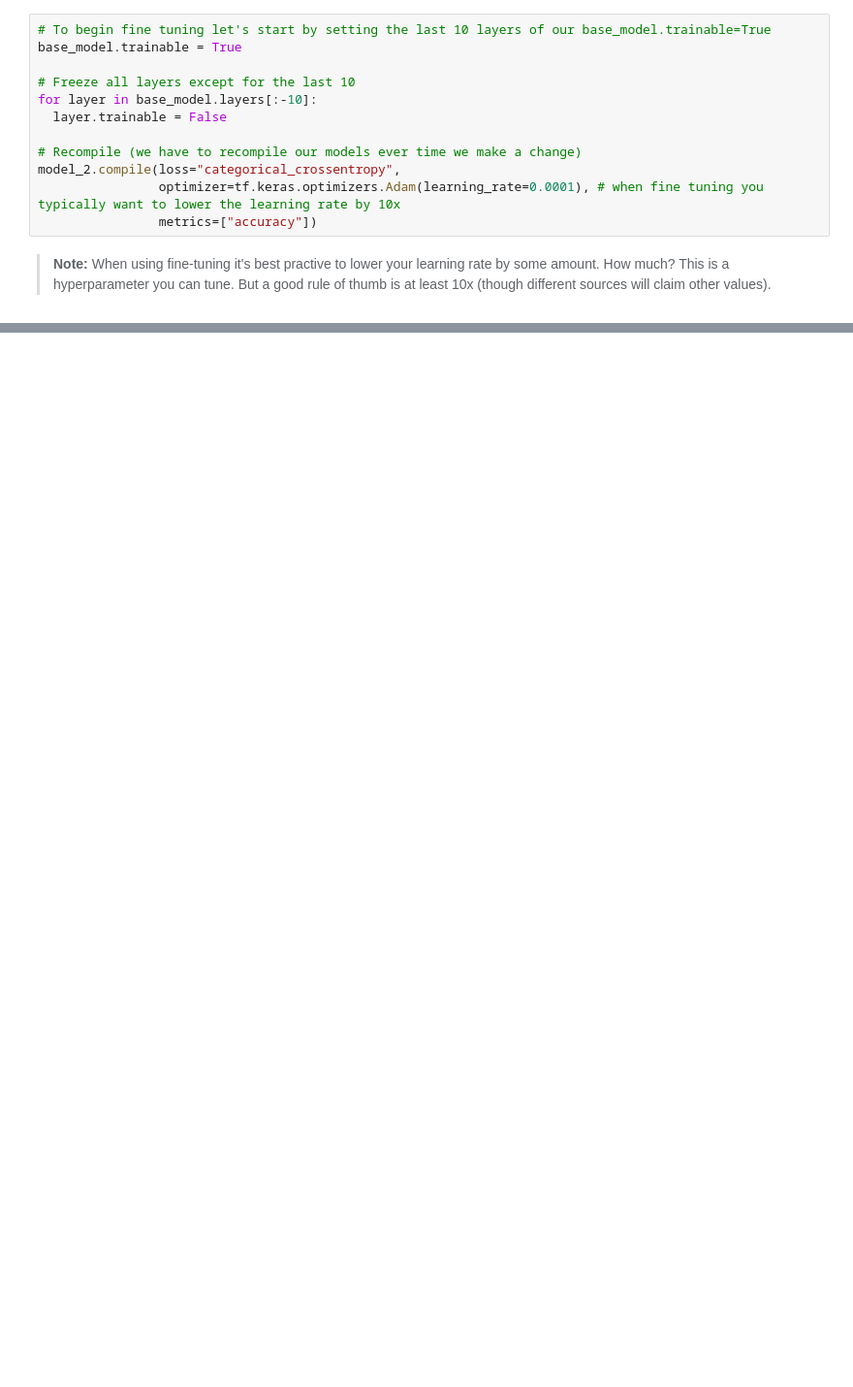
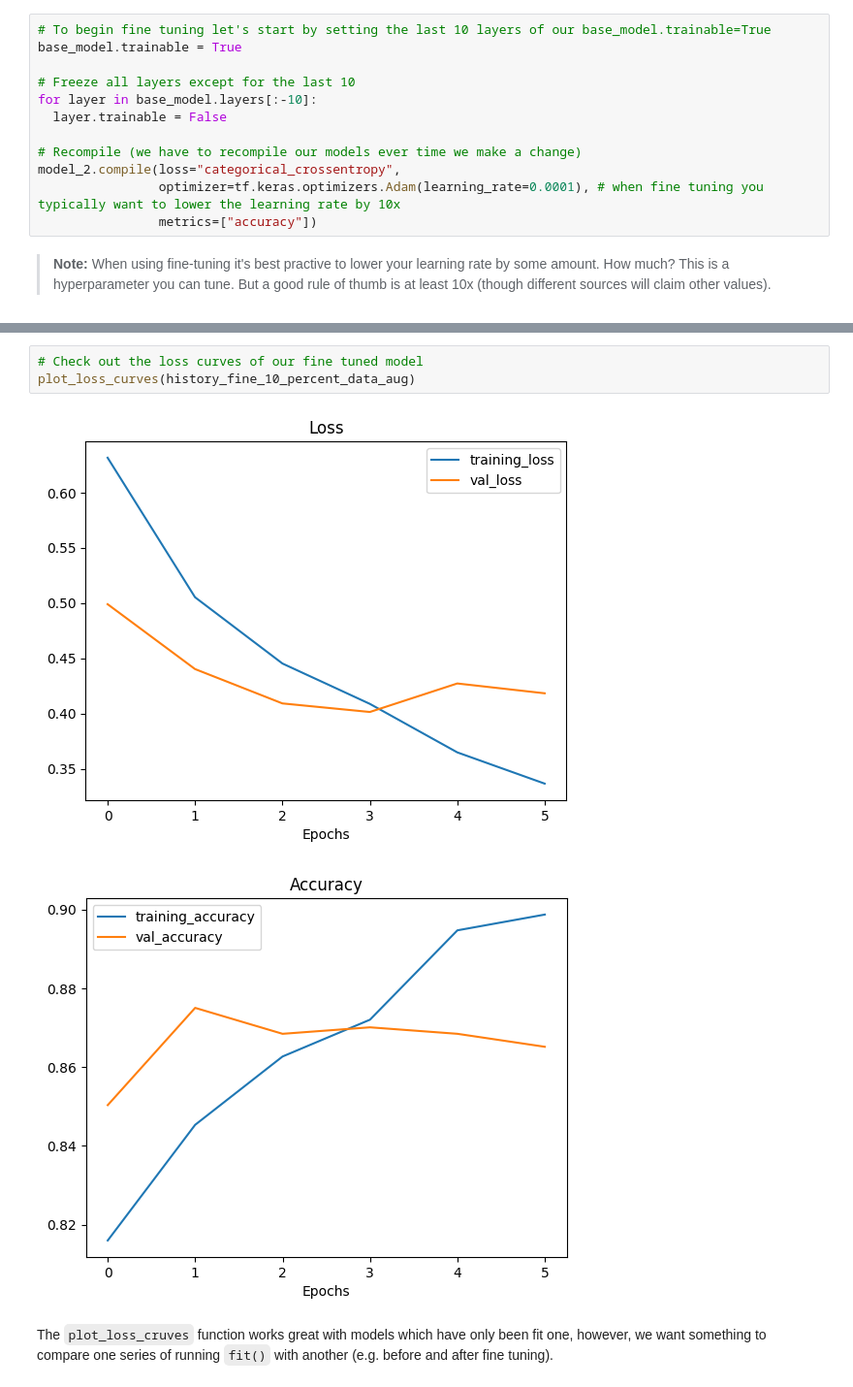
Before and after one commit to mjaliz/tfztm, a Jupyter notebook: 05_transfer_learning_in_tensorflow_part_2_fine_tuning.ipynb, the cells around one changed output, grey strips where cells are left out. Shown at 97% size. Cells and saved outputs as stored; diff of their text form; blank space fills up the shorter version.

Commit message:
compare our results before and after fine tuining

```diff
--- a/05_transfer_learning_in_tensorflow_part_2_fine_tuning.ipynb
+++ b/05_transfer_learning_in_tensorflow_part_2_fine_tuning.ipynb
@@ -529,0 +857,8 @@ results_10_percent_data_aug
+# %%
+# Check out the loss curves of our fine tuned model
+plot_loss_curves(history_fine_10_percent_data_aug)
+# %% [output]
+[figure, added]
+[figure, added]
+# %% [markdown]
+The `plot_loss_cruves` function works great with models which have only been fit one, however, we want something to compare one series of running `fit()` with another (e.g. before and after fine tuning).
```
Also changed, not shown: parts of 47 cells of this notebook.
